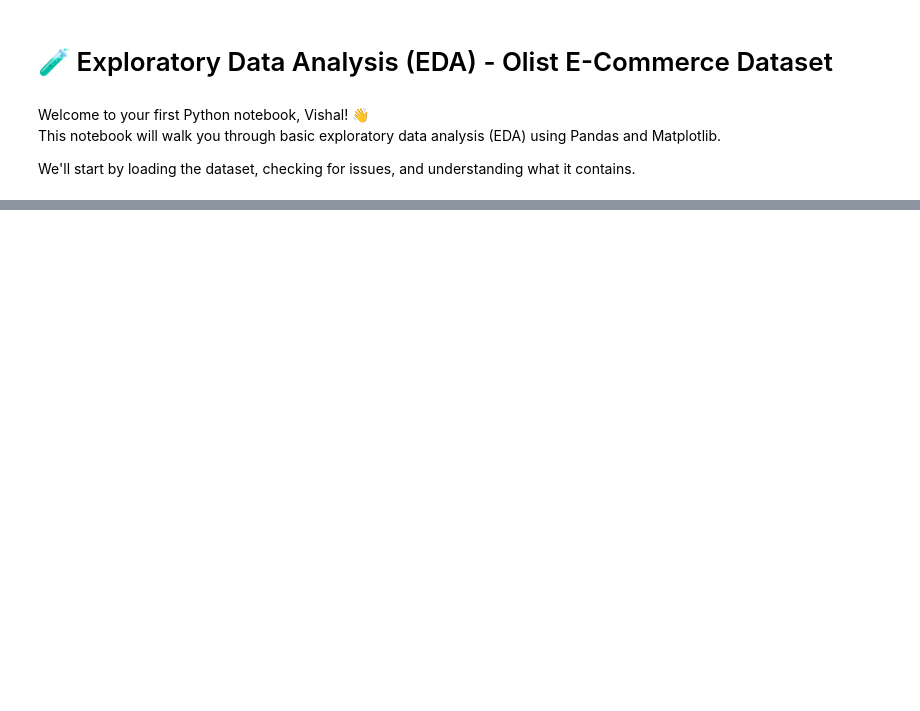
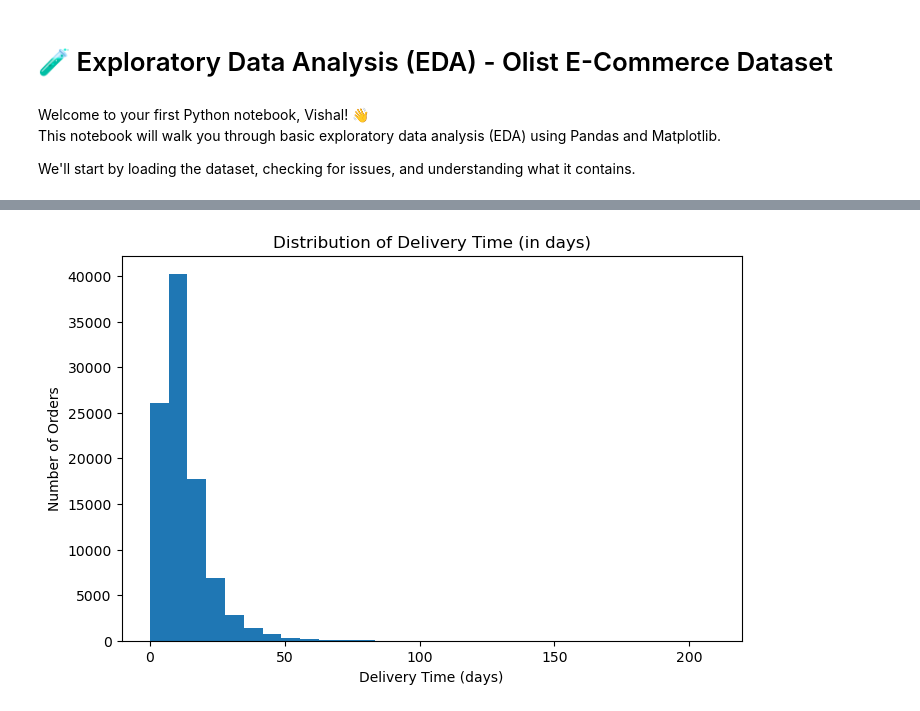
Before and after one commit to Vishal-Dataanalyst01/brazilian-ecommerce-capstone, a Jupyter notebook: notebooks/eda.ipynb, the cells around one changed output, grey strips where cells are left out. Drawn from its saved outputs; the diff is of its cells as text; code cells hidden in the pictures; blank space fills up the shorter version.

Commit message:
Completed EDA on orders dataset

```diff
--- a/notebooks/eda.ipynb
+++ b/notebooks/eda.ipynb
@@ -30,0 +65,15 @@ df.isnull().sum()
+# %%
+# 🧠 Step 2: Convert date columns to datetime format
+date_columns = [
+    'order_purchase_timestamp',
+    'order_approved_at',
+    'order_delivered_carrier_date',
+    'order_delivered_customer_date',
+    'order_estimated_delivery_date'
+]
+
+for col in date_columns:
+    df[col] = pd.to_datetime(df[col], errors='coerce')  # safely convert
+
+# ✅ Confirm conversion
+df[date_columns].dtypes
@@ -42,0 +104,7 @@ Let’s take it one block at a time! 💪
+# %%
+# Drop rows with critical nulls
+df_clean = df.dropna(subset=[
+    'order_approved_at',
+    'order_delivered_carrier_date',
+    'order_delivered_customer_date'
+])
@@ -42,0 +129,8 @@ Let’s take it one block at a time! 💪
+# %%
+# Create new duration columns
+df_clean['delivery_time_days'] = (df_clean['order_delivered_customer_date'] - df_clean['order_purchase_timestamp']).dt.days
+df_clean['estimated_delivery_time_days'] = (df_clean['order_estimated_delivery_date'] - df_clean['order_purchase_timestamp']).dt.days
+df_clean['approval_time_hours'] = (df_clean['order_approved_at'] - df_clean['order_purchase_timestamp']).dt.total_seconds() / 3600
+
+# View few rows to confirm
+df_clean[['delivery_time_days', 'estimated_delivery_time_days', 'approval_time_hours']].head()
@@ -42,0 +159,13 @@ Let’s take it one block at a time! 💪
+# %%
+import matplotlib.pyplot as plt
+
+# Plot distribution of delivery time
+plt.figure(figsize=(8,5))
+df_clean['delivery_time_days'].hist(bins=30)
+plt.title('Distribution of Delivery Time (in days)')
+plt.xlabel('Delivery Time (days)')
+plt.ylabel('Number of Orders')
+plt.grid(False)
+plt.show()
+# %% [output]
+[figure, added]
```
Also changed, not shown: parts of 16 cells of this notebook.
